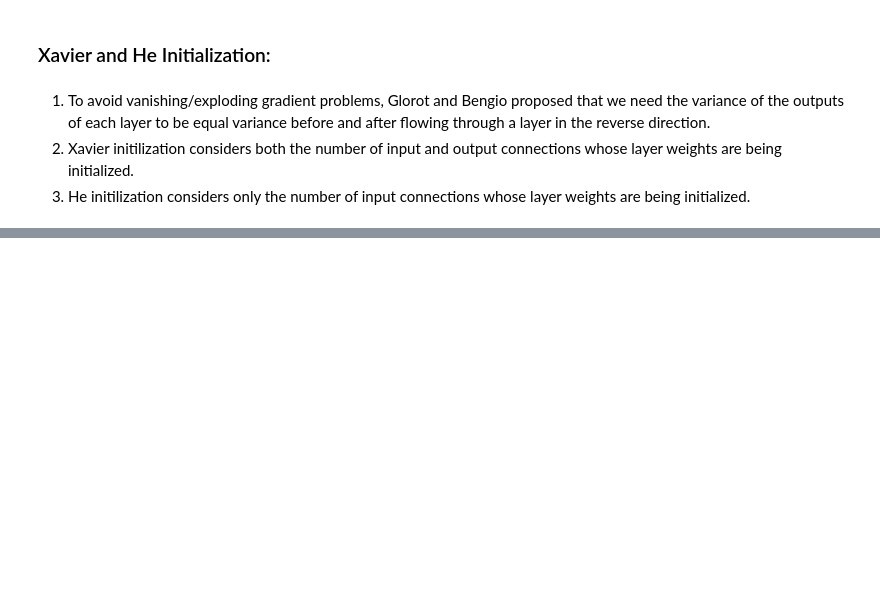
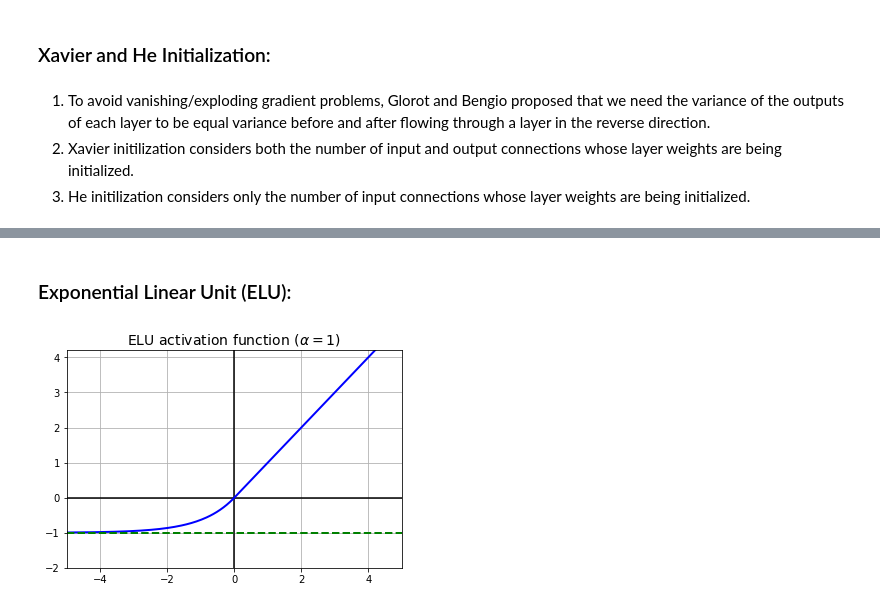
Before and after one commit to sivaram10/Python-Handson-Projects, a Jupyter notebook: 11-Deep Neural Nets.ipynb, the cells around one changed output, grey strips where cells are left out. Saved outputs shown, nothing was run; the diff lists cells and outputs as text; code cells hidden in the pictures; blank space fills up the shorter version.

```diff
--- a/11-Deep Neural Nets.ipynb
+++ b/11-Deep Neural Nets.ipynb
@@ -52,0 +114,16 @@ At higher positive and negative inputs, the function saturates at 0 or 1 and the
+# %% [markdown]
+### Exponential Linear Unit (ELU):
+# %%
+def elu(z, alpha):
+    return np.where(z < 0, alpha*(np.exp(z)-1), z)
+
+plt.plot([-5,5],[0,0],"k-")
+plt.plot([0,0],[-2,5], "k-")
+plt.plot(z, elu(z,1), "b-", linewidth=2)
+plt.plot([-5,5],[-1,-1], "g--", linewidth=2)
+plt.grid(True)
+plt.title(r"ELU activation function ($\alpha=1$)", fontsize=14)
+plt.axis([-5, 5, -2, 4.2])
+plt.show()
+# %% [output]
+[figure, added]
```
Also changed, not shown: parts of 10 cells of this notebook.
